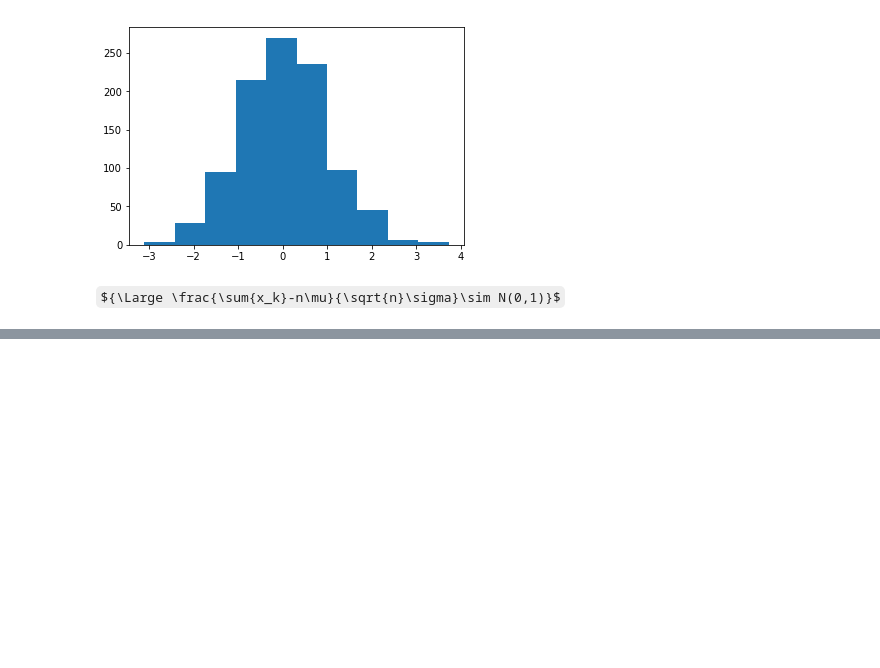
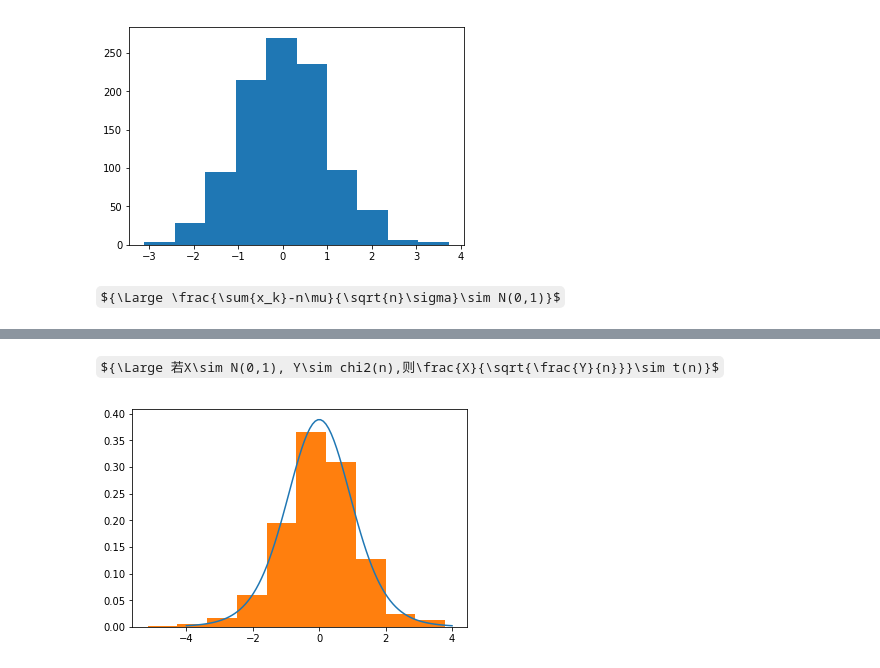
Before and after one commit to lynn0503/Notes-backup, a Jupyter notebook: Probability and Statistics.ipynb, the cells around one changed output, grey strips where cells are left out. Cells and saved outputs as stored; diff of their text form; code cells hidden in the pictures; some formulas as TeX source; blank space fills up the shorter version.

```diff
--- a/Probability and Statistics.ipynb
+++ b/Probability and Statistics.ipynb
@@ -350,0 +376,14 @@ plt.show()
+# %% [markdown]
+${\Large 若X\sim N(0,1), Y\sim chi2(n),则\frac{X}{\sqrt{\frac{Y}{n}}}\sim t(n)}$
+# %%
+# t分布
+fig,ax=plt.subplots(1,1)
+df_t=10
+x=np.linspace(-4,4,100)
+ax.plot(x,t.pdf(x,df_t))
+
+y=[N.rvs()/np.sqrt(chi2.rvs(df_t)/df_t)  for _ in range(1000)]
+ax.hist(y,density=True)
+plt.show()
+# %% [output]
+[figure, added]
```
Also changed, not shown: parts of 6 cells of this notebook.
